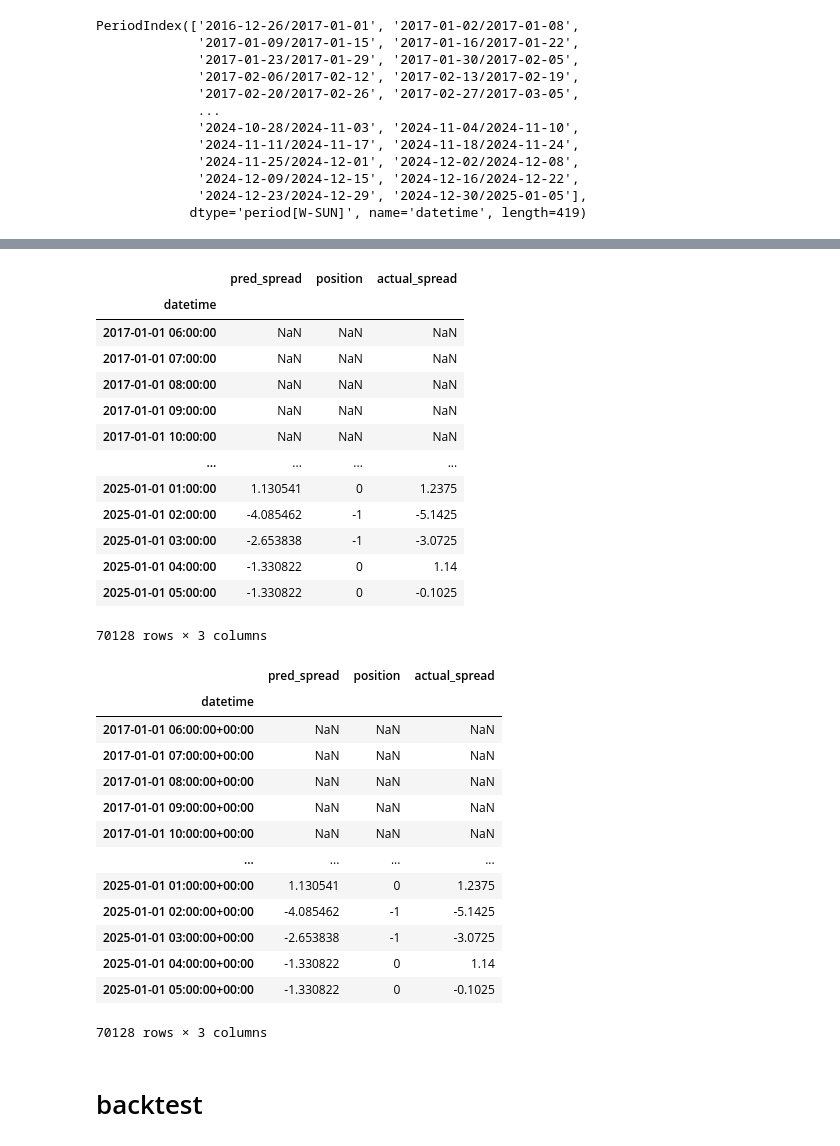
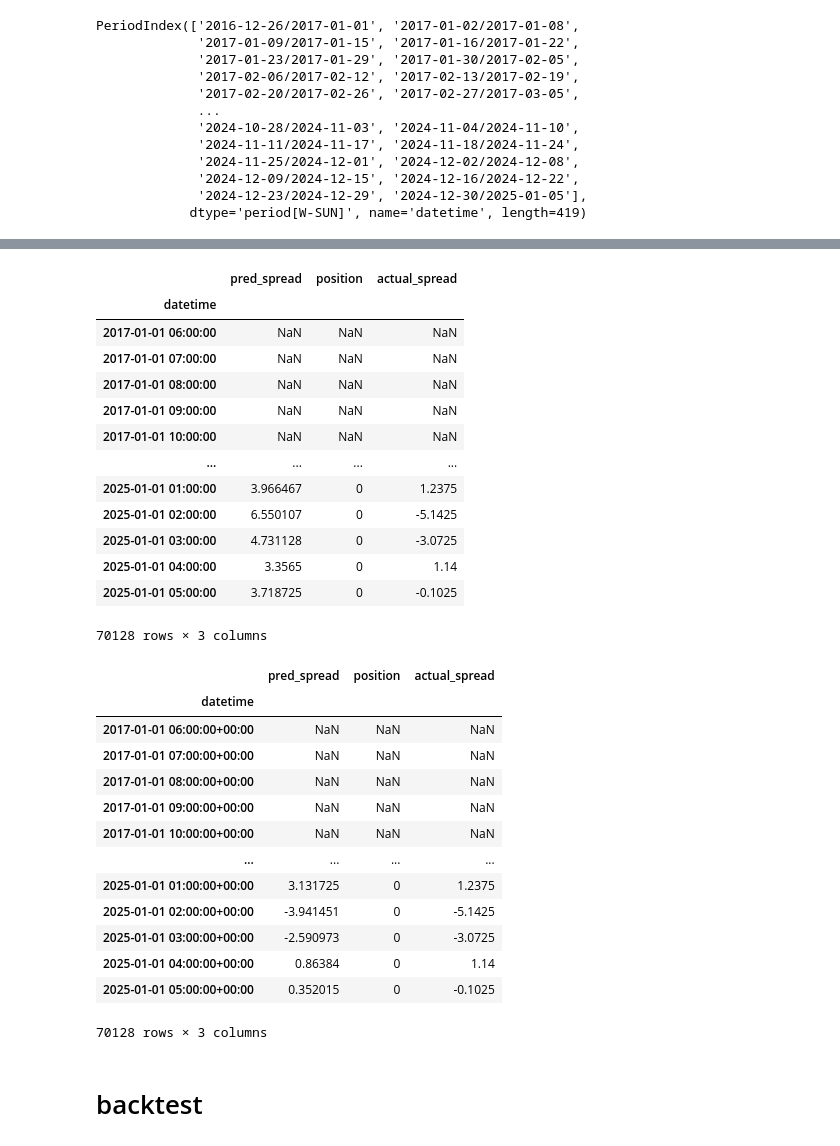
Before and after one commit to utilmon/power_strat, a Jupyter notebook: spread/prediction.ipynb, the cells around one changed output, grey strips where cells are left out. Drawn from its saved outputs; the diff is of its cells as text; code cells hidden in the pictures.

```diff
--- a/spread/prediction.ipynb
+++ b/spread/prediction.ipynb
@@ -88,7 +88,7 @@ plot_acf(df['spread'], lags=100)
 # Train
 # %%
 feature_columns = [col for col in df.columns if col!= "spread"]
-X = df[feature_columns].shift(1)
+X = df[feature_columns].shift(24)
 y = df["spread"]
 
 # --- 3. Split Data into Training and Testing Sets ---
@@ -239,56 +306,66 @@ threshold = 2.0  # $/MWh for trading decision
 
 # Initialize results DataFrame for OOS predictions and PnL
 results = pd.DataFrame(index=df.index, columns=['pred_spread', 'position', 'actual_spread'])
+mae_arr = []
+rmse_arr = []
+r2_arr = []
 
 # Step 3: Walk-forward training: For each week (starting from the 2nd), train on prior data, predict that week
-min_train_weeks = 4  # Minimum weeks needed to start training (e.g., 1 month of data)
-for i in tqdm(range(min_train_weeks, len(weeks))):
+train_weeks_num = int(4)  # Minimum weeks needed to start training (e.g., 1 month of data)
+for i in tqdm(range(train_weeks_num, len(weeks))):
     test_week = weeks[i]
-    train_weeks = weeks[:i]  # All prior weeks
+    train_weeks = weeks[(i-train_weeks_num):i]  # All prior weeks
 
     # Split data
     train_mask = week_sr.isin(train_weeks)
     test_mask = week_sr == test_week
 
-    X_train = df.loc[train_mask, features]
+    X_train = df.loc[train_mask, features].shift(24)
     y_train = df.loc[train_mask, target]
-    X_test = df.loc[test_mask, features]
+    X_test = df.loc[test_mask, features].shift(24)
 
     if len(X_test) == 0:
         continue  # Skip empty weeks
 
     # Train XGBoost
     model = xgb.XGBRegressor(objective='reg:squarederror', n_estimators=100, learning_rate=0.1, max_depth=3)
     model.fit(X_train, y_train)
 
     # Predict OOS
     pred_spread = model.predict(X_test)
     results.loc[test_mask, 'pred_spread'] = pred_spread
 
     # Trading logic
-    position = np.where(pred_spread > threshold, 1,
-                        np.where(pred_spread < -threshold, -1, 0))
+    # position = np.where(pred_spread > threshold, 1,
+    #                     np.where(pred_spread < -threshold, -1, 0))
+    position = np.where(pred_spread < -12, -1, 0)
     actual_spread = df.loc[test_mask, 'spread']
+
+    mae_arr.append(mean_absolute_error(actual_spread, pred_spread))
+    rmse_arr.append(np.sqrt(mean_squared_error(actual_spread, pred_spread)))
+    r2_arr.append(r2_score(actual_spread, pred_spread))
+
+    # print(f"MAE: {np.mean(mae_arr)}, RMSE: {np.mean(rmse_arr)}, R2: {np.mean(r2_arr)}")
 
 
     results.loc[test_mask, 'position'] = position
     results.loc[test_mask, 'actual_spread'] = actual_spread
 
 results
 # %% [output]
 |  | pred_spread | position | actual_spread |
 | datetime |  |  |  |
 | 2017-01-01 06:00:00 | NaN | NaN | NaN |
 | 2017-01-01 07:00:00 | NaN | NaN | NaN |
 | 2017-01-01 08:00:00 | NaN | NaN | NaN |
 | 2017-01-01 09:00:00 | NaN | NaN | NaN |
 | 2017-01-01 10:00:00 | NaN | NaN | NaN |
 | ... | ... | ... | ... |
-| 2025-01-01 01:00:00 | 1.130541 | 0 | 1.2375 |
-| 2025-01-01 02:00:00 | -4.085462 | -1 | -5.1425 |
-| 2025-01-01 03:00:00 | -2.653838 | -1 | -3.0725 |
-| 2025-01-01 04:00:00 | -1.330822 | 0 | 1.14 |
-| 2025-01-01 05:00:00 | -1.330822 | 0 | -0.1025 |
+| 2025-01-01 01:00:00 | 3.966467 | 0 | 1.2375 |
+| 2025-01-01 02:00:00 | 6.550107 | 0 | -5.1425 |
+| 2025-01-01 03:00:00 | 4.731128 | 0 | -3.0725 |
+| 2025-01-01 04:00:00 | 3.3565 | 0 | 1.14 |
+| 2025-01-01 05:00:00 | 3.718725 | 0 | -0.1025 |
 70128 rows × 3 columns
 # %%
 results.index = pd.to_datetime(results.index,utc=True)
@@ -302,11 +379,11 @@ results
 | 2017-01-01 09:00:00+00:00 | NaN | NaN | NaN |
 | 2017-01-01 10:00:00+00:00 | NaN | NaN | NaN |
 | ... | ... | ... | ... |
-| 2025-01-01 01:00:00+00:00 | 1.130541 | 0 | 1.2375 |
-| 2025-01-01 02:00:00+00:00 | -4.085462 | -1 | -5.1425 |
-| 2025-01-01 03:00:00+00:00 | -2.653838 | -1 | -3.0725 |
-| 2025-01-01 04:00:00+00:00 | -1.330822 | 0 | 1.14 |
-| 2025-01-01 05:00:00+00:00 | -1.330822 | 0 | -0.1025 |
+| 2025-01-01 01:00:00+00:00 | 3.131725 | 0 | 1.2375 |
+| 2025-01-01 02:00:00+00:00 | -3.941451 | 0 | -5.1425 |
+| 2025-01-01 03:00:00+00:00 | -2.590973 | 0 | -3.0725 |
+| 2025-01-01 04:00:00+00:00 | 0.86384 | 0 | 1.14 |
+| 2025-01-01 05:00:00+00:00 | 0.352015 | 0 | -0.1025 |
 70128 rows × 3 columns
 # %% [markdown]
 # backtest
```
Also changed, not shown: parts of 22 cells of this notebook, 4 other files.
